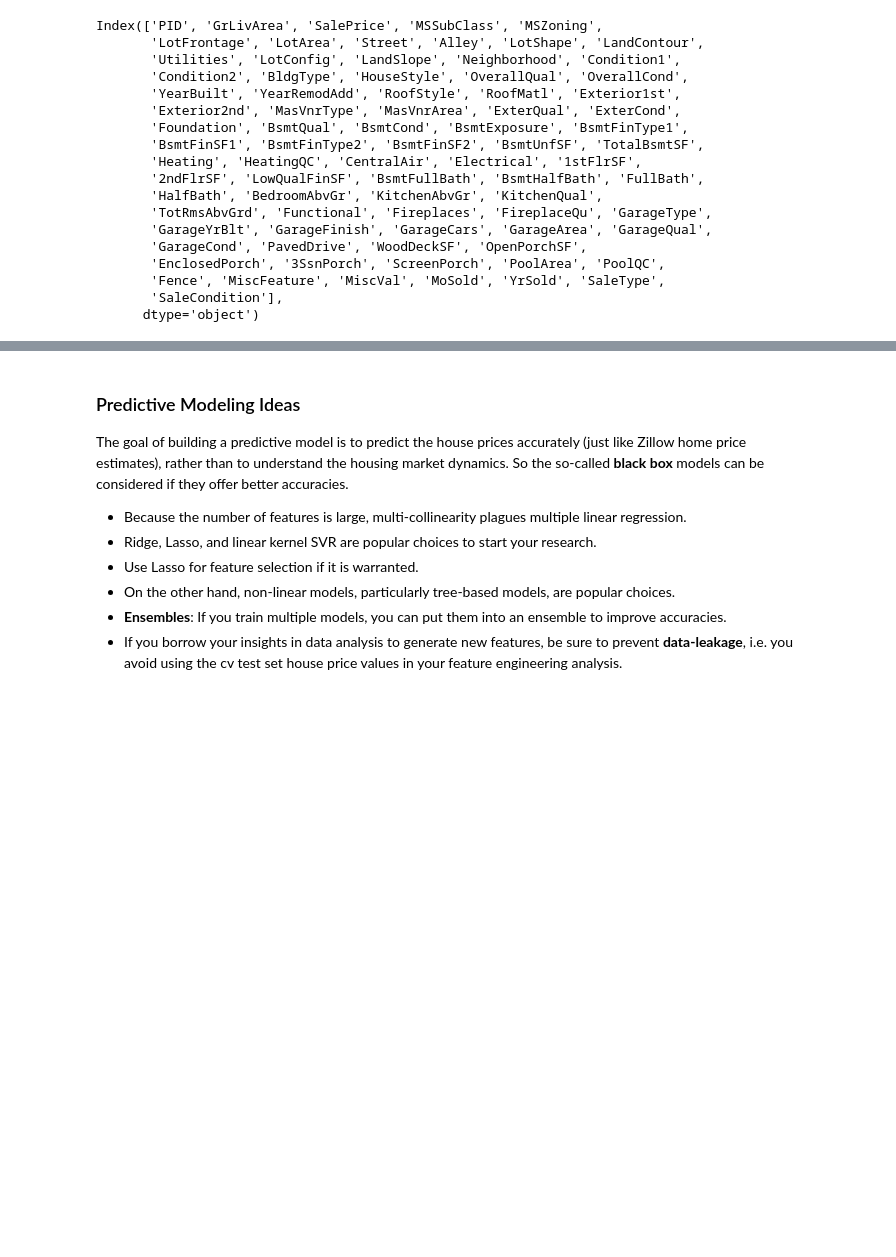
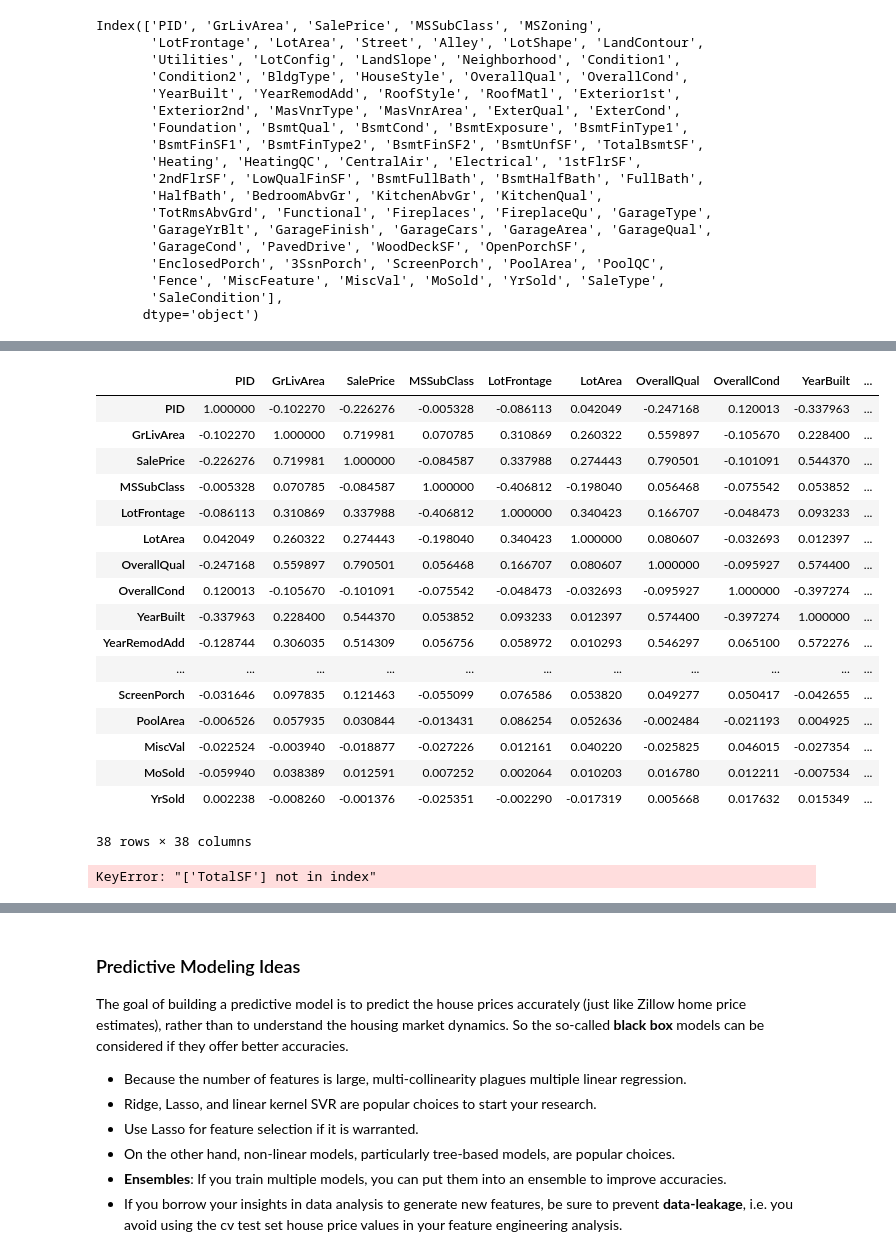
Before and after one commit to lottiewolf/NYCDSA_ML_Ames, a Jupyter notebook: MLAmes_wolf.ipynb, the cells around one changed output, grey strips where cells are left out. Cells and saved outputs as stored; diff of their text form; code cells hidden in the pictures; blank space fills up the shorter version.

```diff
--- a/MLAmes_wolf.ipynb
+++ b/MLAmes_wolf.ipynb
@@ -320,0 +215,38 @@ The goal of a descriptive housing price model is to build a pricing model to des
+# %%
+corr_matrix = housing.corr()
+corr_matrix
+# %% [output]
+|  | PID | GrLivArea | SalePrice | MSSubClass | LotFrontage | LotArea | OverallQual | OverallCond | YearBuilt | ... |
+| PID | 1.000000 | -0.102270 | -0.226276 | -0.005328 | -0.086113 | 0.042049 | -0.247168 | 0.120013 | -0.337963 | ... |
+| GrLivArea | -0.102270 | 1.000000 | 0.719981 | 0.070785 | 0.310869 | 0.260322 | 0.559897 | -0.105670 | 0.228400 | ... |
+| SalePrice | -0.226276 | 0.719981 | 1.000000 | -0.084587 | 0.337988 | 0.274443 | 0.790501 | -0.101091 | 0.544370 | ... |
+| MSSubClass | -0.005328 | 0.070785 | -0.084587 | 1.000000 | -0.406812 | -0.198040 | 0.056468 | -0.075542 | 0.053852 | ... |
+| LotFrontage | -0.086113 | 0.310869 | 0.337988 | -0.406812 | 1.000000 | 0.340423 | 0.166707 | -0.048473 | 0.093233 | ... |
+| LotArea | 0.042049 | 0.260322 | 0.274443 | -0.198040 | 0.340423 | 1.000000 | 0.080607 | -0.032693 | 0.012397 | ... |
+| OverallQual | -0.247168 | 0.559897 | 0.790501 | 0.056468 | 0.166707 | 0.080607 | 1.000000 | -0.095927 | 0.574400 | ... |
+| OverallCond | 0.120013 | -0.105670 | -0.101091 | -0.075542 | -0.048473 | -0.032693 | -0.095927 | 1.000000 | -0.397274 | ... |
+| YearBuilt | -0.337963 | 0.228400 | 0.544370 | 0.053852 | 0.093233 | 0.012397 | 0.574400 | -0.397274 | 1.000000 | ... |
+| YearRemodAdd | -0.128744 | 0.306035 | 0.514309 | 0.056756 | 0.058972 | 0.010293 | 0.546297 | 0.065100 | 0.572276 | ... |
+| ... | ... | ... | ... | ... | ... | ... | ... | ... | ... | ... |
+| ScreenPorch | -0.031646 | 0.097835 | 0.121463 | -0.055099 | 0.076586 | 0.053820 | 0.049277 | 0.050417 | -0.042655 | ... |
+| PoolArea | -0.006526 | 0.057935 | 0.030844 | -0.013431 | 0.086254 | 0.052636 | -0.002484 | -0.021193 | 0.004925 | ... |
+| MiscVal | -0.022524 | -0.003940 | -0.018877 | -0.027226 | 0.012161 | 0.040220 | -0.025825 | 0.046015 | -0.027354 | ... |
+| MoSold | -0.059940 | 0.038389 | 0.012591 | 0.007252 | 0.002064 | 0.010203 | 0.016780 | 0.012211 | -0.007534 | ... |
+| YrSold | 0.002238 | -0.008260 | -0.001376 | -0.025351 | -0.002290 | -0.017319 | 0.005668 | 0.017632 | 0.015349 | ... |
+38 rows × 38 columns
+# %%
+from sklearn.model_selection import train_test_split
+
+#Select all features
+#features = ['OverallQual', 'GrLivArea', 'TotalBsmtSF', '1stFlrSF', 'GarageCars']
+X = housing[['TotalSF','OverallQual','GrLivArea','TotalBsmtSF','1stFlrSF',
+                    'GarageCars','GarageArea','YearBuilt','FullBath','YearRemodAdd','MasVnrArea',
+                    'TotRmsAbvGrd','Fireplaces','BsmtFinSF1','LotFrontage','WoodDeckSF','OpenPorchSF',
+                    'BsmtFullBath','HalfBath','LotArea','2ndFlrSF','BsmtUnfSF','BedroomAbvGr','ScreenPorch',
+                    '3SsnPorch','PoolArea']]
+y = housing['SalePrice']
+
+# Split the data into training and test sets
+X_train, X_test, y_train, y_test = train_test_split(X, y, test_size=0.2, random_state=42)
+# %% [output]
+KeyError: "['TotalSF'] not in index"
```
Also changed, not shown: parts of 51 cells of this notebook.
